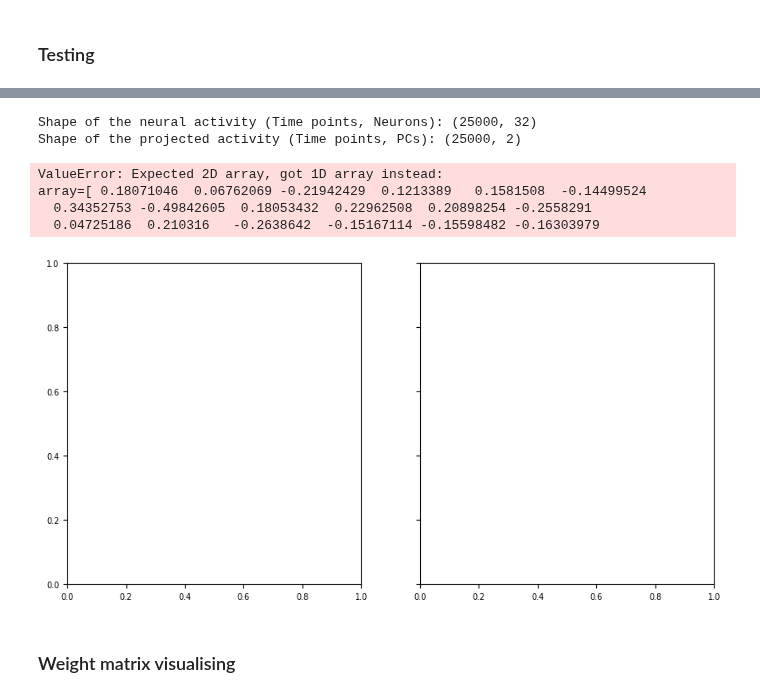
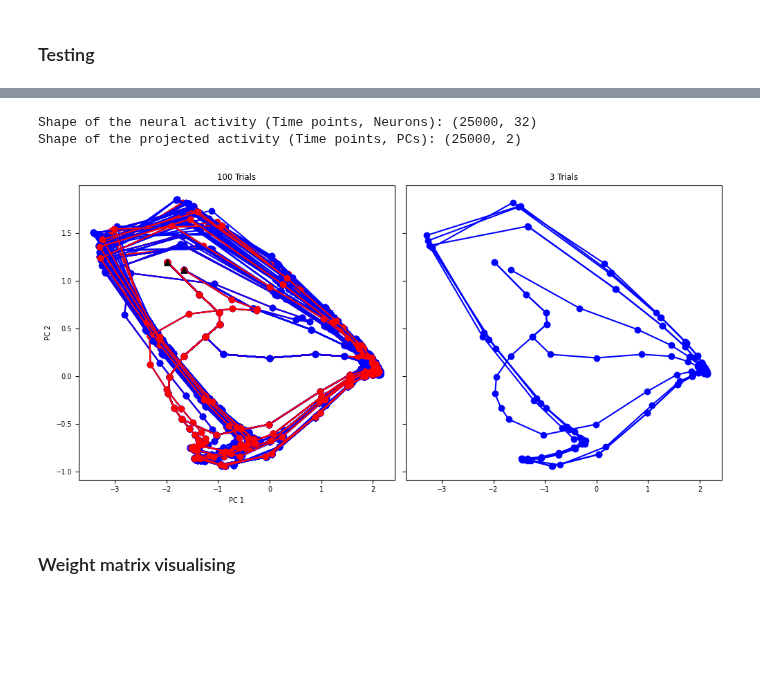
Before and after one commit to adampotton/Cognitive_AI_CW, a Jupyter notebook: Q2A_LSTM_BI_2.ipynb, the cells around one changed output, grey strips where cells are left out. Saved outputs shown, nothing was run; the diff lists cells and outputs as text; code cells hidden in the pictures; blank space fills up the shorter version.

```diff
--- a/Q2A_LSTM_BI_2.ipynb
+++ b/Q2A_LSTM_BI_2.ipynb
@@ -160,7 +160,7 @@ def train_model(net, dataset, iter_steps, report_freq):
         labels = torch.from_numpy(labels.flatten()).type(torch.long)
 
         optimizer.zero_grad()  # Reset gradients
-        output, _ = net(inputs)
+        output, hidden = net(inputs)
         output = output.view(-1, output_size)
         loss = criterion(output, labels)  # Calculate loss
         loss.backward()
@@ -295,4 +296,5 @@ Shape of the activity array: (500, 50, 1, 32)
 # %%
+# Import necessary libraries
 from sklearn.decomposition import PCA
 import numpy as np
 import matplotlib.pyplot as plt
@@ -300,13 +302,12 @@ import logging
 
 logging.getLogger("matplotlib").setLevel(logging.CRITICAL)
 
-num_trial = 500  # Number of trials to analyse
 
 ### Play with different values here to understand the dynamics
 plot_until_time = 70
 
 # Concatenate activity data across all trials for PCA
-activity = activity_array.reshape(-1, activity_array.shape[-1])
+activity = np.concatenate([activity_dict[i] for i in range(num_trial)], axis=0)
 print('Shape of the neural activity (Time points, Neurons):', activity.shape)
 
 # Initialize PCA and fit it on the activity data
@@ -317,39 +318,35 @@ print('Shape of the projected activity (Time points, PCs):', activity_pc.shape)
 
 # Visualization
 fig, (ax1, ax2) = plt.subplots(1, 2, sharex=True, sharey=True, figsize=(10, 5))
 
 # Plot all trials in ax1 and fewer trials in ax2 for clarity
 for i in range(100):
     # Transform and plot each trial
     activity_pc = pca.transform(activity_dict[i])  # Project each trial's activity
 
     # Color by ground truth
     trial = trial_infos[i]
-    color = 'red' if trial['ground_truth'] == 0 else 'blue'
+    color = 'red' if trial['measure'] == 800 else 'blue'
 
     ax1.plot(activity_pc[:plot_until_time, 0], activity_pc[:plot_until_time, 1], 'o-', color=color)
     if i < 3:  # Fewer trials in ax2 for clear visualization
         ax2.plot(activity_pc[:plot_until_time, 0], activity_pc[:plot_until_time, 1], 'o-', color=color)
 
     # Indicate trial start with a different marker
     ax1.plot(activity_pc[0, 0], activity_pc[0, 1], '^', color='black')
 
 # Setting labels and titles for clarity
 ax1.set_title('100 Trials')
 ax2.set_title('3 Trials')
 ax1.set_xlabel('PC 1')
 ax1.set_ylabel('PC 2')
 
 plt.tight_layout()
 plt.show()
 # %% [output]
 Shape of the neural activity (Time points, Neurons): (25000, 32)
 Shape of the projected activity (Time points, PCs): (25000, 2)
-ValueError: Expected 2D array, got 1D array instead:
-array=[ 0.18071046  0.06762069 -0.21942429  0.1213389   0.1581508  -0.14499524
-  0.34352753 -0.49842605  0.18053432  0.22962508  0.20898254 -0.2558291
-  0.04725186  0.210316   -0.2638642  -0.15167114 -0.15598482 -0.16303979
-[figure, old version]
+[figure, new version]
 # %% [markdown]
 ### Weight matrix visualising
 # %%
```
Also changed, not shown: parts of 5 cells of this notebook.
